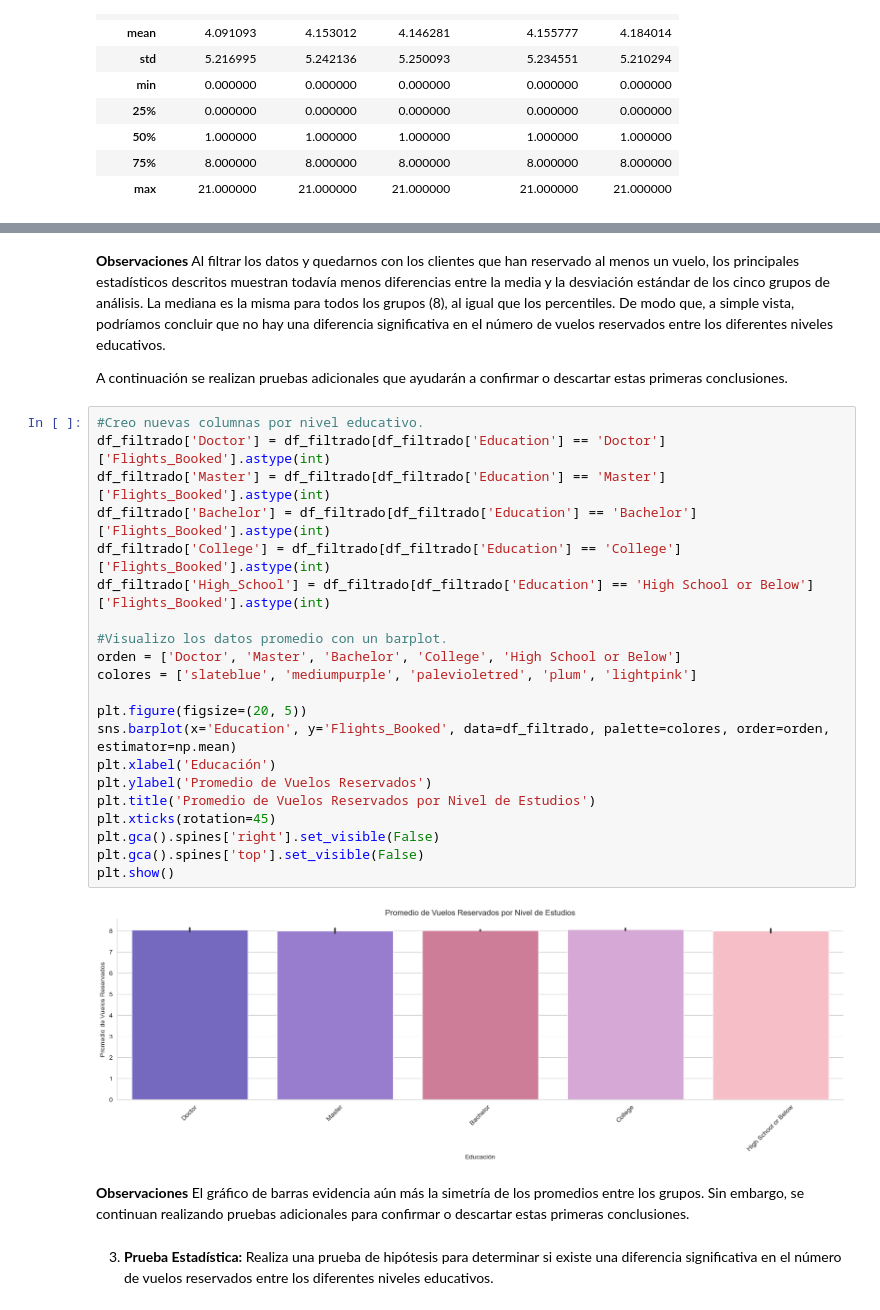
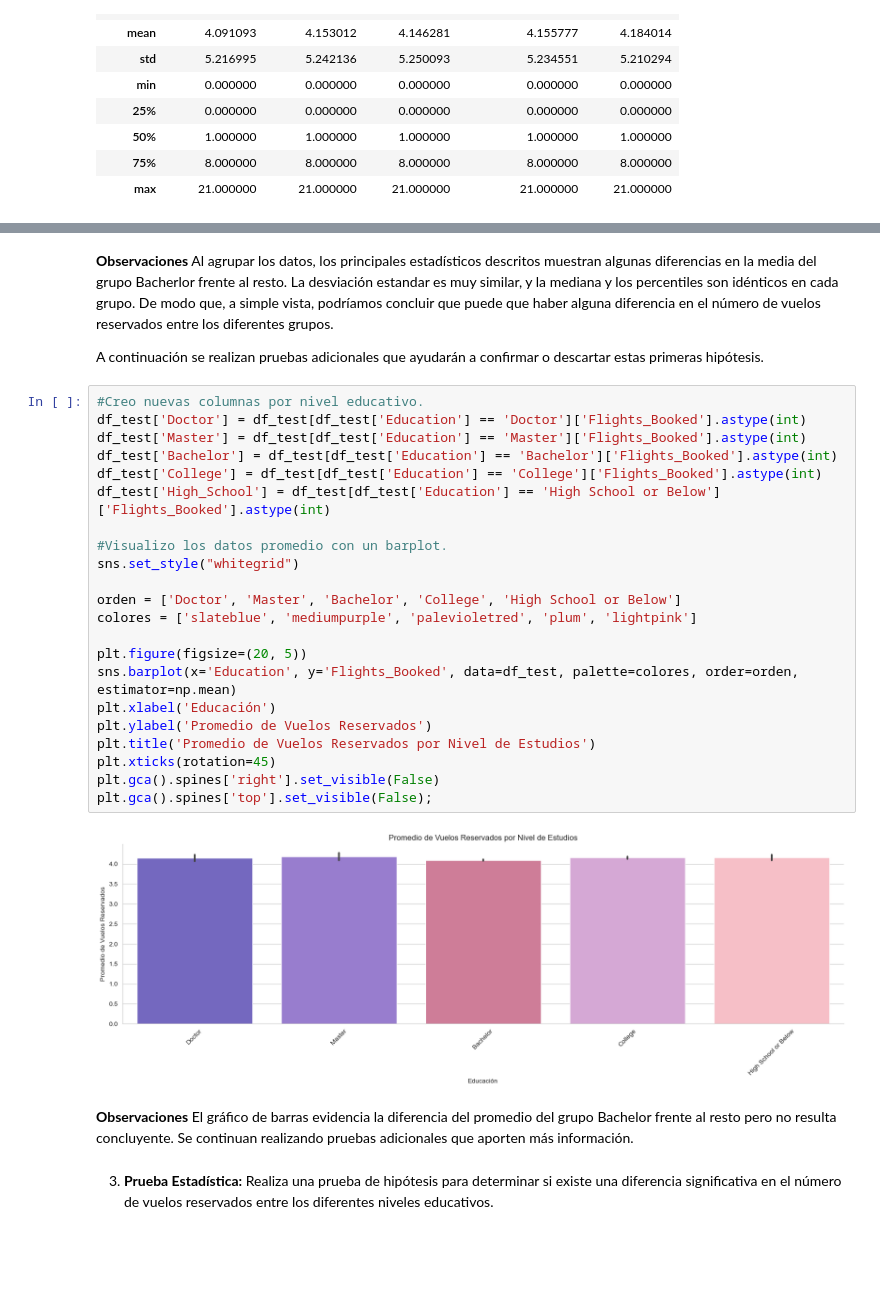
Before and after one commit to Adalab/bda-modulo-3-evaluacion-final-TaniaGraff, a Jupyter notebook: fase3_AB_test.ipynb, the cells around one changed output, grey strips where cells are left out. Drawn from its saved outputs; the diff is of its cells as text; blank space fills up the shorter version.

```diff
--- a/fase3_AB_test.ipynb
+++ b/fase3_AB_test.ipynb
@@ -87,32 +73,33 @@ df_filtrado.groupby('Education')['Flights_Booked'].describe().T
 # %% [markdown]
-**Observaciones** Al filtrar los datos y quedarnos con los clientes que han reservado al menos un vuelo, los principales estadísticos descritos muestran todavía menos diferencias entre la media y la desviación estándar de los cinco grupos de análisis. La mediana es la misma para todos los grupos (8), al igual que los percentiles. De modo que, a simple vista, podríamos concluir que no hay una diferencia significativa en el número de vuelos reservados entre los diferentes niveles educativos.
+**Observaciones** Al agrupar los datos, los principales estadísticos descritos muestran algunas diferencias en la media del grupo Bacherlor frente al resto. La desviación estandar es muy similar, y la mediana y los percentiles son idénticos en cada grupo. De modo que, a simple vista, podríamos concluir que puede que haber alguna diferencia en el número de vuelos reservados entre los diferentes grupos.
 
-A continuación se realizan pruebas adicionales que ayudarán a confirmar o descartar estas primeras conclusiones.
+A continuación se realizan pruebas adicionales que ayudarán a confirmar o descartar estas primeras hipótesis.
 # %%
 #Creo nuevas columnas por nivel educativo.
-df_filtrado['Doctor'] = df_filtrado[df_filtrado['Education'] == 'Doctor']['Flights_Booked'].astype(int)
-df_filtrado['Master'] = df_filtrado[df_filtrado['Education'] == 'Master']['Flights_Booked'].astype(int)
-df_filtrado['Bachelor'] = df_filtrado[df_filtrado['Education'] == 'Bachelor']['Flights_Booked'].astype(int)
-df_filtrado['College'] = df_filtrado[df_filtrado['Education'] == 'College']['Flights_Booked'].astype(int)
-df_filtrado['High_School'] = df_filtrado[df_filtrado['Education'] == 'High School or Below']['Flights_Booked'].astype(int)
+df_test['Doctor'] = df_test[df_test['Education'] == 'Doctor']['Flights_Booked'].astype(int)
+df_test['Master'] = df_test[df_test['Education'] == 'Master']['Flights_Booked'].astype(int)
+df_test['Bachelor'] = df_test[df_test['Education'] == 'Bachelor']['Flights_Booked'].astype(int)
+df_test['College'] = df_test[df_test['Education'] == 'College']['Flights_Booked'].astype(int)
+df_test['High_School'] = df_test[df_test['Education'] == 'High School or Below']['Flights_Booked'].astype(int)
 
 #Visualizo los datos promedio con un barplot.
+sns.set_style("whitegrid")
+
 orden = ['Doctor', 'Master', 'Bachelor', 'College', 'High School or Below']
 colores = ['slateblue', 'mediumpurple', 'palevioletred', 'plum', 'lightpink']
 
 plt.figure(figsize=(20, 5))
-sns.barplot(x='Education', y='Flights_Booked', data=df_filtrado, palette=colores, order=orden, estimator=np.mean)
+sns.barplot(x='Education', y='Flights_Booked', data=df_test, palette=colores, order=orden, estimator=np.mean)
 plt.xlabel('Educación')
 plt.ylabel('Promedio de Vuelos Reservados')
 plt.title('Promedio de Vuelos Reservados por Nivel de Estudios')
 plt.xticks(rotation=45)
 plt.gca().spines['right'].set_visible(False)
-plt.gca().spines['top'].set_visible(False)
-plt.show()
+plt.gca().spines['top'].set_visible(False);
 # %% [output]
-[figure, old version]
+[figure, new version]
-# %% [markdown]
-**Observaciones** El gráfico de barras evidencia aún más la simetría de los promedios entre los grupos. Sin embargo, se continuan realizando pruebas adicionales para confirmar o descartar estas primeras conclusiones.
+# %% [markdown]
+**Observaciones** El gráfico de barras evidencia la diferencia del promedio del grupo Bachelor frente al resto pero no resulta concluyente. Se continuan realizando pruebas adicionales que aporten más información.
 # %% [markdown]
 3. **Prueba Estadística:** Realiza una prueba de hipótesis para determinar si existe una diferencia significativa en el número de vuelos reservados entre los diferentes niveles educativos.
 # %% [markdown]
```
Also changed, not shown: parts of 6 cells of this notebook.
